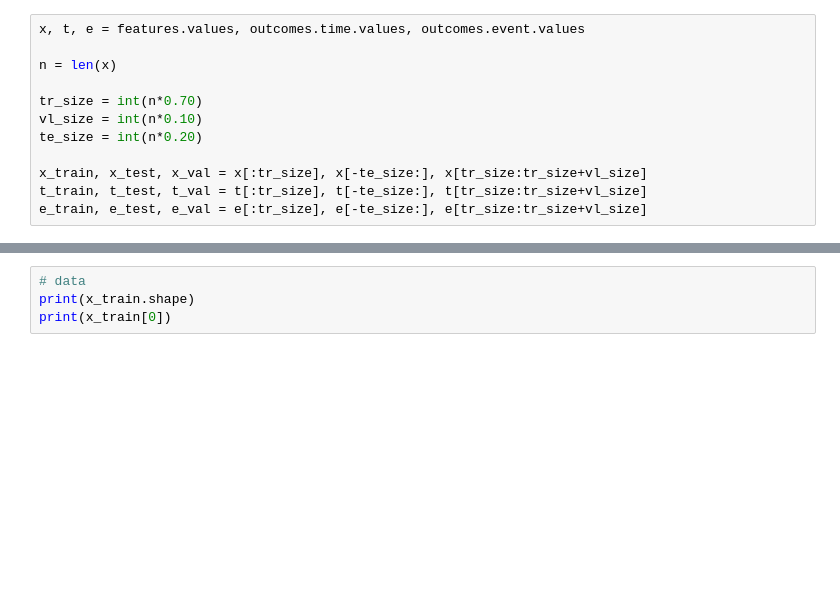
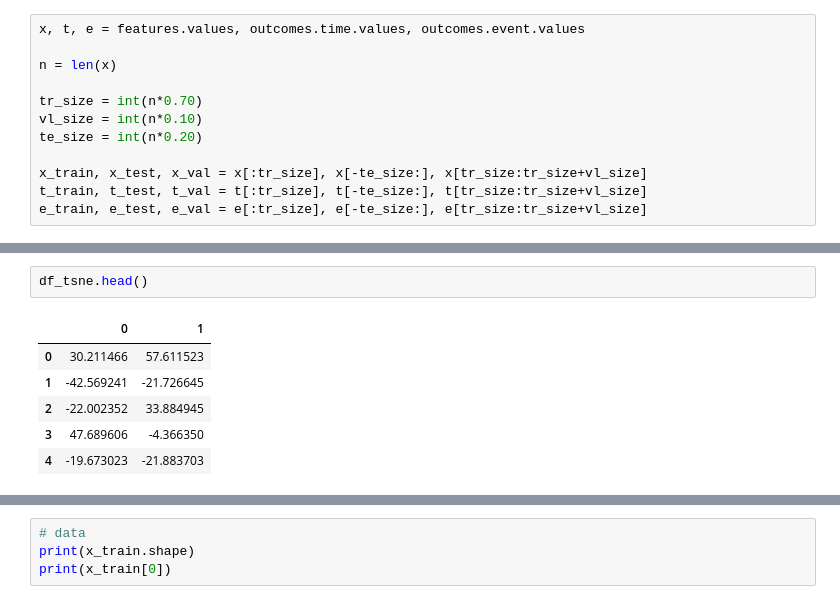
Before and after one commit to qinzzz/auton-survival-785, a Jupyter notebook: examples/DSM on SUPPORT Dataset.ipynb, the cells around one changed output, grey strips where cells are left out. Cells and saved outputs as stored; diff of their text form; blank space fills up the shorter version.

```diff
--- a/examples/DSM on SUPPORT Dataset.ipynb
+++ b/examples/DSM on SUPPORT Dataset.ipynb
@@ -65,0 +76,9 @@ e_train, e_test, e_val = e[:tr_size], e[-te_size:], e[tr_size:tr_size+vl_size]
+# %%
+df_tsne.head()
+# %% [output]
+|  | 0 | 1 |
+| 0 | 30.211466 | 57.611523 |
+| 1 | -42.569241 | -21.726645 |
+| 2 | -22.002352 | 33.884945 |
+| 3 | 47.689606 | -4.366350 |
+| 4 | -19.673023 | -21.883703 |
```
Also changed, not shown: parts of 3 cells of this notebook, 1 other file.
